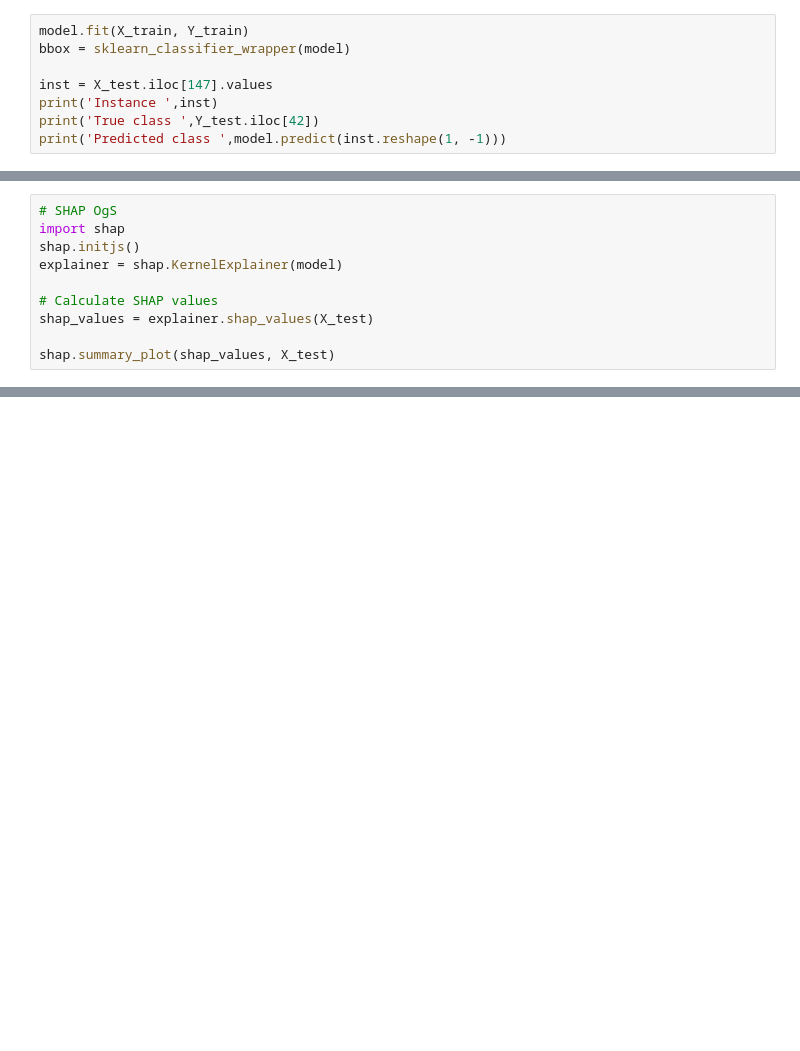
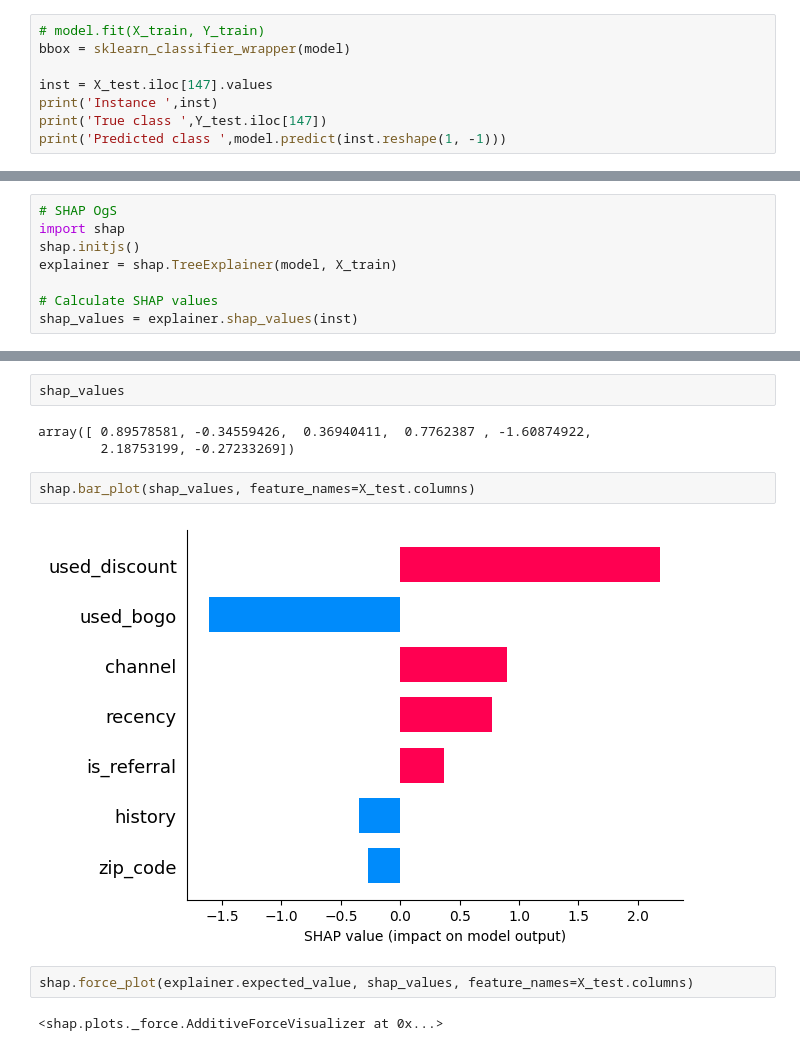
Before and after one commit to AlessandroCarella/Hackaton-05-july-2024-pisa, a Jupyter notebook: ExplainableAI/Shap.ipynb, the cells around one changed output, grey strips where cells are left out. Drawn from its saved outputs; the diff is of its cells as text; blank space fills up the shorter version.

Commit message:
shap working

```diff
--- a/ExplainableAI/Shap.ipynb
+++ b/ExplainableAI/Shap.ipynb
@@ -15,8 +11,8 @@ NameError: name 'getDataset' is not defined
 # %%
-model.fit(X_train, Y_train)
+# model.fit(X_train, Y_train)
 bbox = sklearn_classifier_wrapper(model)
 
 inst = X_test.iloc[147].values
 print('Instance ',inst)
-print('True class ',Y_test.iloc[42])
+print('True class ',Y_test.iloc[147])
 print('Predicted class ',model.predict(inst.reshape(1, -1)))
@@ -30,9 +37,7 @@ exp = explainer.explain(inst)
 # SHAP OgS
 import shap
 shap.initjs()
-explainer = shap.KernelExplainer(model)
+explainer = shap.TreeExplainer(model, X_train)
 
 # Calculate SHAP values
-shap_values = explainer.shap_values(X_test)
-
-shap.summary_plot(shap_values, X_test)
+shap_values = explainer.shap_values(inst)
@@ -38,0 +46,13 @@ shap.summary_plot(shap_values, X_test)
+# %%
+shap_values
+# %% [output]
+array([ 0.89578581, -0.34559426,  0.36940411,  0.7762387 , -1.60874922,
+        2.18753199, -0.27233269])
+# %%
+shap.bar_plot(shap_values, feature_names=X_test.columns)
+# %% [output]
+[figure, added]
+# %%
+shap.force_plot(explainer.expected_value, shap_values, feature_names=X_test.columns)
+# %% [output]
+<shap.plots._force.AdditiveForceVisualizer at 0x...>
```
Also changed, not shown: parts of 9 cells of this notebook, 1 other file.
